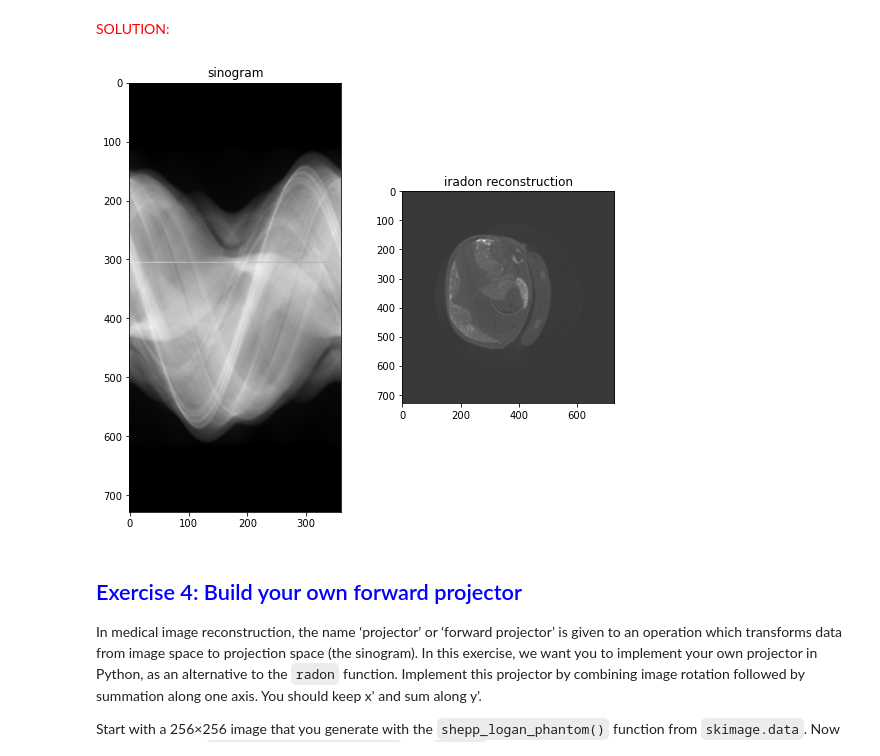
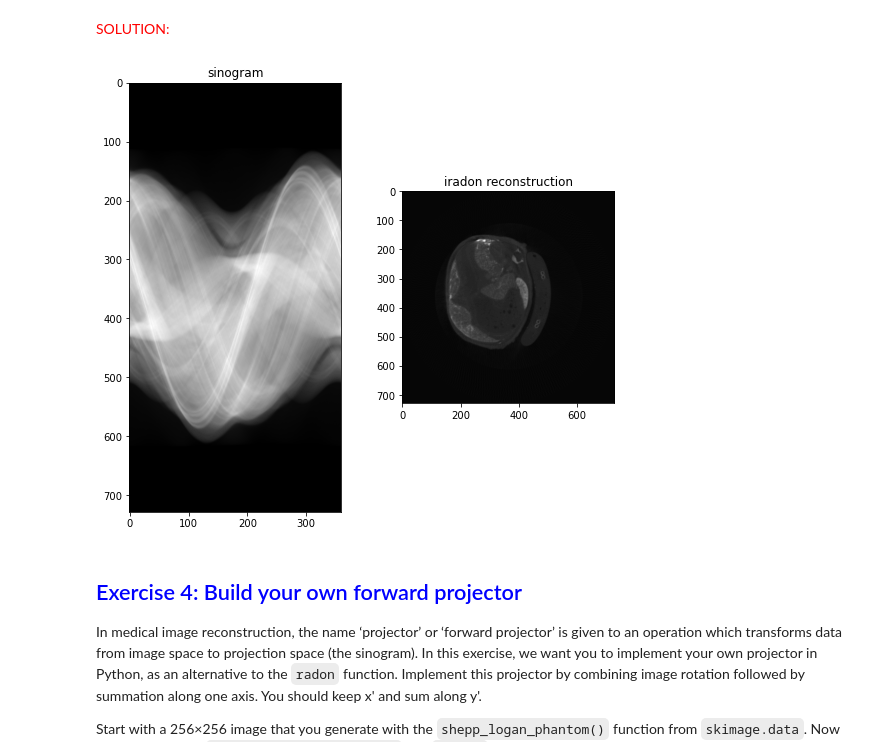
Before and after one commit to cesarz10/Medical-Imaging-UGent, a Jupyter notebook: Practicum_1/UPDATED_Practicum1_ImageFormationAndReconstruction.ipynb, the cells around one changed output. Cells and saved outputs as stored; diff of their text form; code cells hidden in the pictures.

```diff
--- a/Practicum_1/UPDATED_Practicum1_ImageFormationAndReconstruction.ipynb
+++ b/Practicum_1/UPDATED_Practicum1_ImageFormationAndReconstruction.ipynb
@@ -210,26 +212,27 @@ with open("Abdomen.bin", 'rb') as f:
 # %% [markdown]
 <font color='red'> SOLUTION: </font>
 # %%
-import numpy as np
 from matplotlib import pyplot as plt
 from skimage.transform import iradon
 
+sinogram_rec[305, :] = (sinogram_rec[304, :] + sinogram_rec[306, :]) / 2 # averaging the row before and after the artifact
 
-irad_theta = np.linspace(0., 360., sinogram_rec.shape[1], endpoint=False)
-irad = iradon(sinogram_rec, theta=irad_theta)
+irad_theta = np.linspace(0., 360., sinogram_rec.shape[1], endpoint=False) # projection angles
+irad = iradon(sinogram_rec, theta=irad_theta) # using native function to reconstruct
 
+# plotting
 figs, axs = plt.subplots(1, 2, figsize=(8, 8))
 figs.tight_layout(pad=3.0)
 axs[0].imshow(sinogram_rec, cmap='gray')
 axs[0].set_title('sinogram')
 
 axs[1].imshow(irad, cmap='gray')
 axs[1].set_title('iradon reconstruction')
 
-plt.savefig(f"report/EX_3_irad_reconstruction.png")
+plt.savefig(f"report/EX_3_irad_reconstruction_no_artifact.png")
 plt.show()
 # %% [output]
-[figure, old version]
+[figure, new version]
 # %% [markdown]
 ## <font color='blue'>Exercise 4: Build your own forward projector</font>
 In medical image reconstruction, the name ‘projector’ or ‘forward projector’ is given to an operation
```
Also changed, not shown: parts of 9 cells of this notebook, 2 other files.
